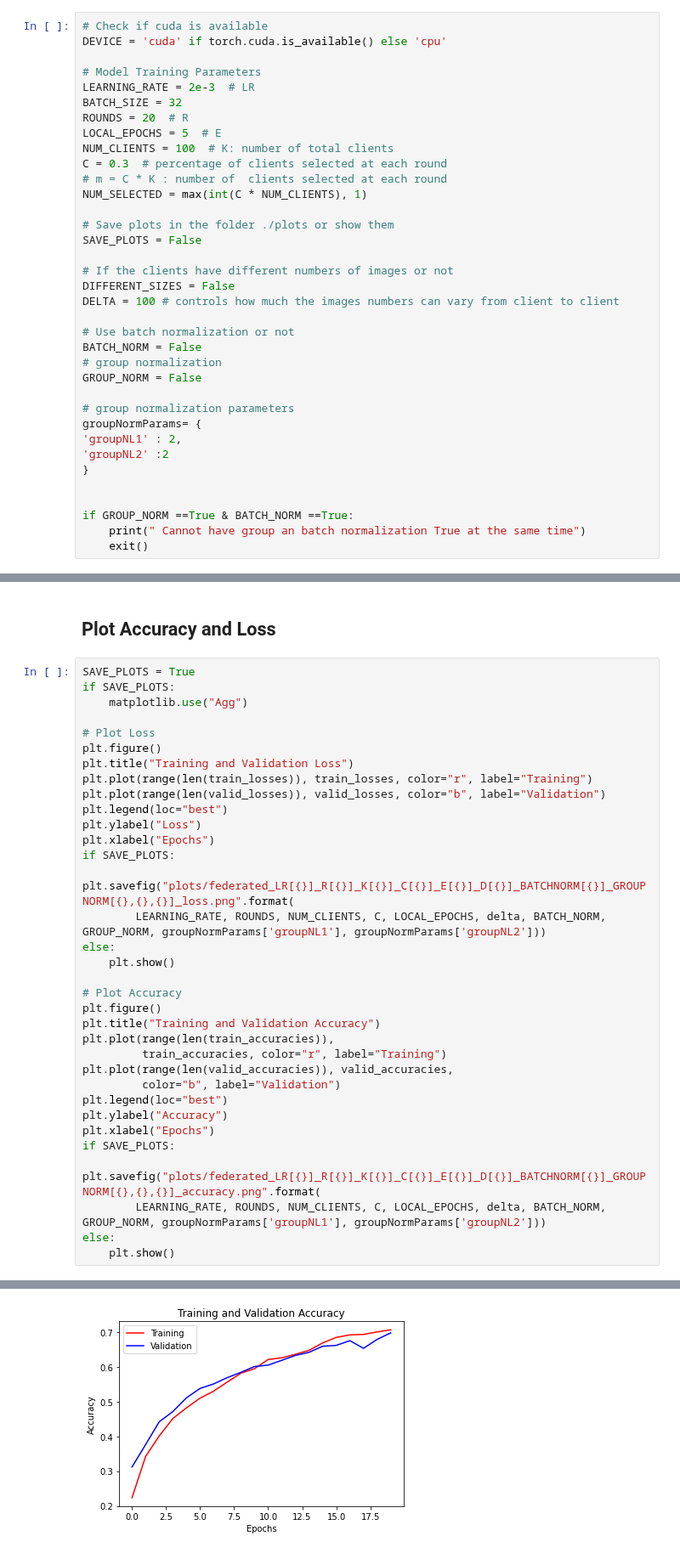
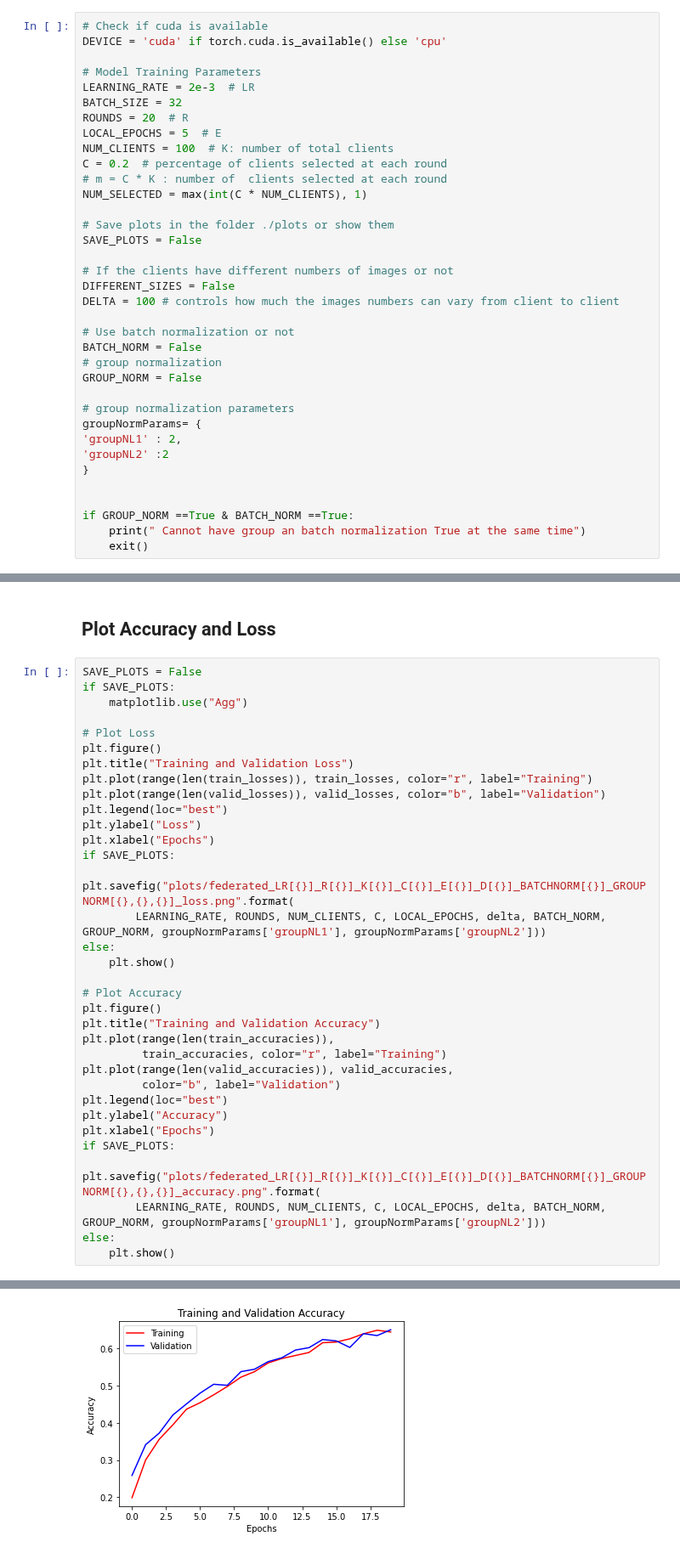
Before and after one commit to thebouda/AMLProject, a Jupyter notebook: federatedv2.ipynb, the cells around one changed output, grey strips where cells are left out. Shown at 85% size. Drawn from its saved outputs; the diff is of its cells as text.

Commit message:
feat: federated_LR[0.002]_R[20]_K[100]_C[0.2]_E[5]_D[-1]_BATCHNORM[False]_GROUPNORM[False,2,2]

```diff
--- a/federatedv2.ipynb
+++ b/federatedv2.ipynb
@@ -23,7 +23,7 @@ BATCH_SIZE = 32
 ROUNDS = 20  # R
 LOCAL_EPOCHS = 5  # E
 NUM_CLIENTS = 100  # K: number of total clients
-C = 0.3  # percentage of clients selected at each round
+C = 0.2  # percentage of clients selected at each round
 # m = C * K : number of  clients selected at each round
 NUM_SELECTED = max(int(C * NUM_CLIENTS), 1)
 
@@ -339,7 +339,7 @@ Round: 19       Average Train loss: 0.8579      Valid loss: 0.8759      Average
 # %% [markdown]
 ## Plot Accuracy and Loss
 # %%
-SAVE_PLOTS = True
+SAVE_PLOTS = False
 if SAVE_PLOTS:
     matplotlib.use("Agg")
 
@@ -377 +377 @@ else:
-[figure, old version]
+[figure, new version]
```
Also changed, not shown: parts of 2 cells of this notebook, 2 other files.
